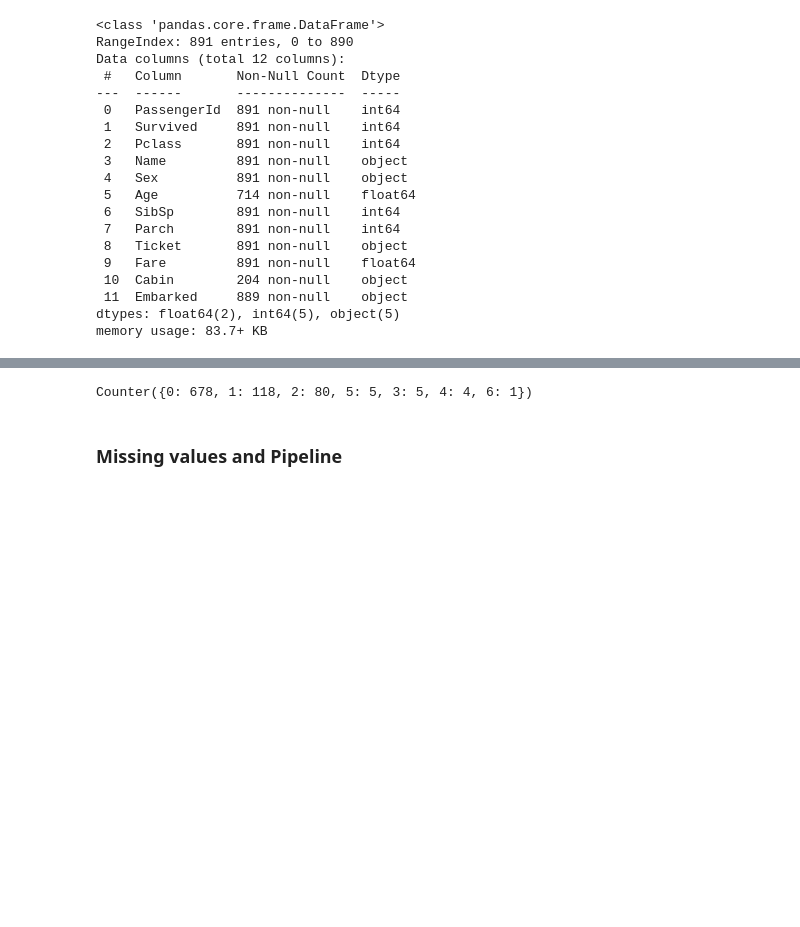
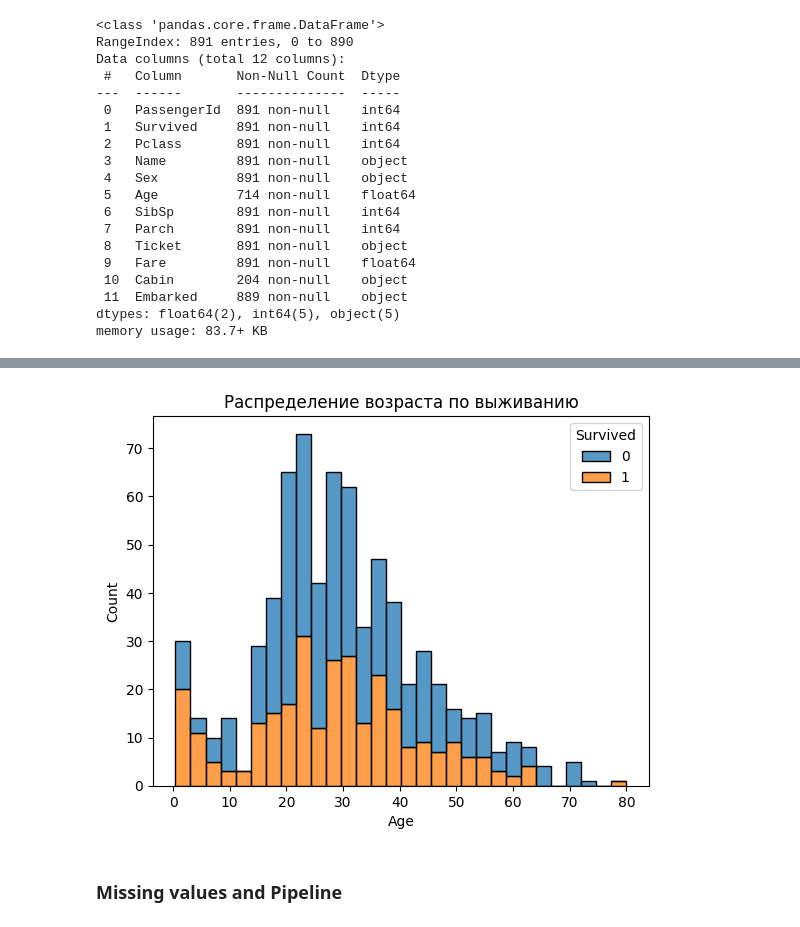
Before and after one commit to Vladlen1708/Kaggle_projects, a Jupyter notebook: titanic/titanic-first-comp.ipynb, the cells around one changed output, grey strips where cells are left out. Saved outputs shown, nothing was run; the diff lists cells and outputs as text; code cells hidden in the pictures; blank space fills up the shorter version.

```diff
--- a/titanic/titanic-first-comp.ipynb
+++ b/titanic/titanic-first-comp.ipynb
@@ -78,11 +82,12 @@ train.head()
 | 2 | 3 | 1 | 3 | Heikkinen, Miss. Laina | female | 26.0 | 0 | 0 | STON/O2. 3101282 | 7.9250 | ... |
 | 3 | 4 | 1 | 1 | Futrelle, Mrs. Jacques Heath (Lil... | female | 35.0 | 1 | 0 | 113803 | 53.1000 | ... |
 | 4 | 5 | 0 | 3 | Allen, Mr. William Henry | male | 35.0 | 0 | 0 | 373450 | 8.0500 | ... |
-# %%
-from collections import Counter
-Counter(train['Parch'])
-# %% [output]
-Counter({0: 678, 1: 118, 2: 80, 5: 5, 3: 5, 4: 4, 6: 1})
+# %%
+sns.histplot(data=train, x='Age', hue='Survived', bins=30, multiple='stack')
+plt.title('Распределение возраста по выживанию')
+plt.show()
+# %% [output]
+[figure, added]
 # %% [markdown]
 ### Missing values and Pipeline
 # %%
```
Also changed, not shown: parts of 8 cells of this notebook.
